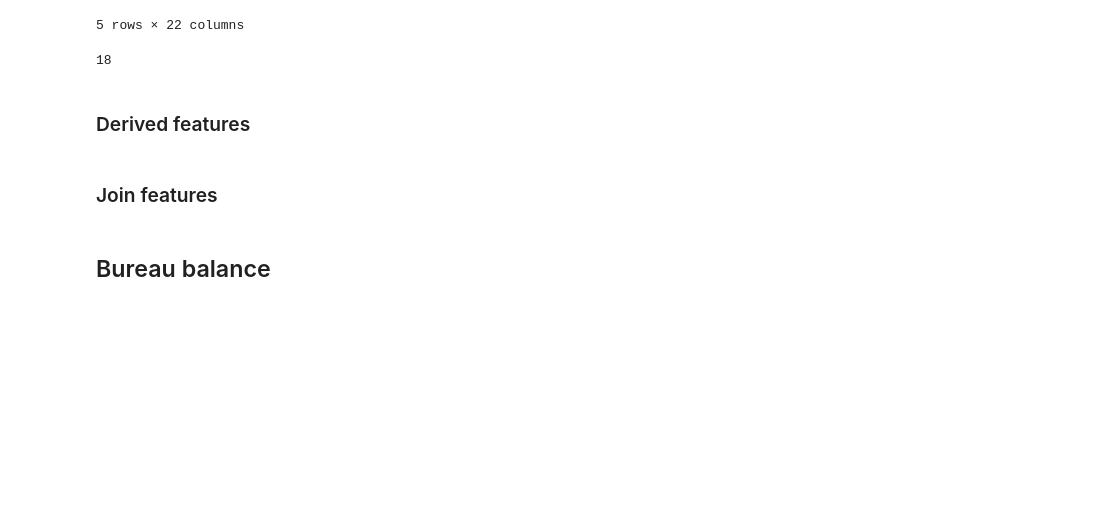
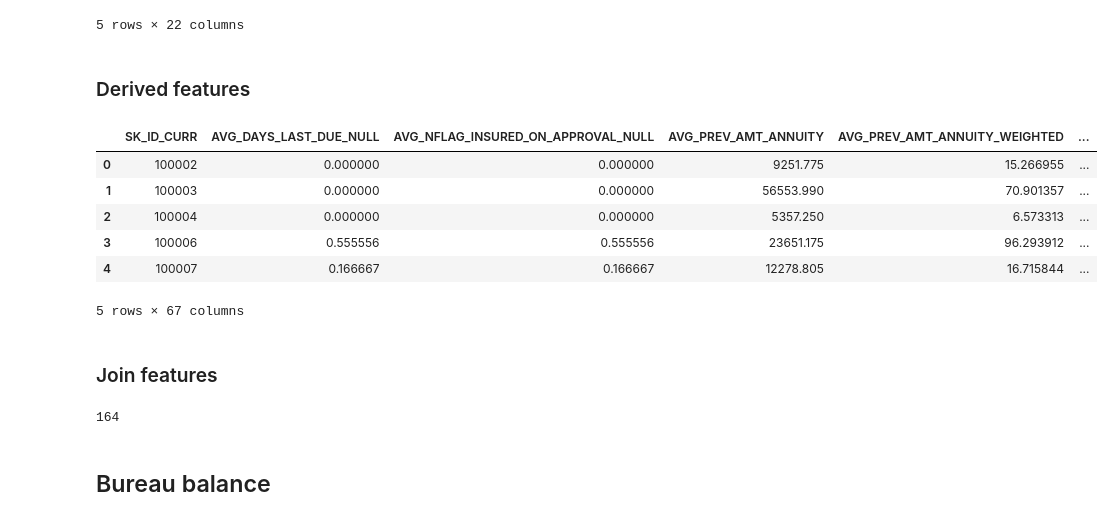
Before and after one commit to StephanKalika/home_credit_default, a Jupyter notebook: home_credit.ipynb, the cells around one changed output. Cells and saved outputs as stored; diff of their text form; code cells hidden in the pictures; blank space fills up the shorter version.

```diff
--- a/home_credit.ipynb
+++ b/home_credit.ipynb
@@ -175,11 +146,5 @@ prev_temp.head()
 | 3 | 47041.335 | 470790.0 | 450000.0 | 7 | 1 | ... |
 | 4 | 31924.395 | 404055.0 | 337500.0 | 9 | 1 | ... |
 5 rows × 22 columns
-# %%
-previous_application["SYNTHETIC_TARGET"] = clf.predict_proba(scale.fit_transform(impute.fit_transform(prev_temp[dummy_cols])))[:,1]
-del prev_temp
-gc.collect()
-# %% [output]
-18
 # %% [markdown]
 ### Derived features
@@ -192,6 +151,18 @@ previous_application["DAYS_TERMINATION_SENTINEL"] = (previous_application["DAYS_
 # %%
 def previous_agg_func(g):
-    d = {"COUNT_PREV_APP": len(g),
+    mask12 = g["DAYS_DECISION"] >= -360
+    mask24 = g["DAYS_DECISION"] >= -720
+
+    d = {
+        "AVG_SYNTH_TARGET_12M": np.nanmean(g["SYNTHETIC_TARGET"].where(mask12)),
+        "AVG_PREV_PROP_APPROVED_12M": np.nanmean((g["AMT_CREDIT"] / g["AMT_APPLICATION"]).where(mask12)),
+        "AVG_PREV_PROP_APPROVED_24M": np.nanmean((g["AMT_CREDIT"] / g["AMT_APPLICATION"]).where(mask24)),
+        "MAX_PREV_PROP_APPROVED_12M": np.nanmax((g["AMT_CREDIT"] / g["AMT_APPLICATION"]).where(mask12)),
+        "MAX_PREV_PROP_APPROVED_24M": np.nanmax((g["AMT_CREDIT"] / g["AMT_APPLICATION"]).where(mask24)),
+
+
+
+        "COUNT_PREV_APP": len(g),
         "MIN_PREV_DAYS_TERMINATION": np.nanmin(g["DAYS_TERMINATION"]),
         "MAX_PREV_DAYS_TERMINATION": np.nanmax(g["DAYS_TERMINATION"]),
         "AVG_PREV_DAYS_TERMINATION": np.nanmean(g["DAYS_TERMINATION"]),
@@ -208,10 +179,8 @@ def previous_agg_func(g):
         "MIN_PREV_AMT_CREDIT_DIV_ANNUITY_WEIGHTED": np.nanmin(g["AMT_CREDIT"] / g["AMT_ANNUITY"] / abs(g["DAYS_DECISION"])),
         "MAX_PREV_AMT_CREDIT_DIV_ANNUITY_WEIGHTED": np.nanmax(g["AMT_CREDIT"] / g["AMT_ANNUITY"] / abs(g["DAYS_DECISION"])),
         "AVG_PREV_AMT_CREDIT_DIV_ANNUITY_WEIGHTED": np.nanmean(g["AMT_CREDIT"] / g["AMT_ANNUITY"] / abs(g["DAYS_DECISION"])),
-        "MIN_PREV_AMT_ANNUITY": np.nanmin(g["AMT_ANNUITY"]),
         "MAX_PREV_AMT_ANNUITY": np.nanmin(g["AMT_ANNUITY"]),
         "AVG_PREV_AMT_ANNUITY": np.nanmean(g["AMT_ANNUITY"]),
-        "MIN_PREV_AMT_ANNUITY_WEIGHTED": np.nanmin(g["AMT_ANNUITY"] / abs(g["DAYS_DECISION"])),
         "MAX_PREV_AMT_ANNUITY_WEIGHTED": np.nanmin(g["AMT_ANNUITY"] / abs(g["DAYS_DECISION"])),
         "AVG_PREV_AMT_ANNUITY_WEIGHTED": np.nanmean(g["AMT_ANNUITY"] / abs(g["DAYS_DECISION"])),
         "MIN_DAYS_DECISION": np.nanmin(g["DAYS_DECISION"]),
@@ -243,8 +212,6 @@ def previous_agg_func(g):
         "SUM_APPR_CONTRACT": np.nansum(g["NAME_CONTRACT_STATUS"] == "Approved"),
         "SUM_PREV_HC_REJECT": np.nansum(g["CODE_REJECT_REASON"] == "HC"),
         "SUM_PREV_INSURE_REQ": np.nansum(g["NFLAG_INSURED_ON_APPROVAL"]),
-        "SUM_NFLAG_INSURED_ON_APPROVAL_NULL": np.nansum(g["NFLAG_INSURED_ON_APPROVAL"].isnull()),
-        "AVG_NFLAG_INSURED_ON_APPROVAL_NULL": np.nanmean(g["NFLAG_INSURED_ON_APPROVAL"].isnull()),
         "COUNT_PREV_WALK_IN": np.nansum(g["NAME_PRODUCT_TYPE"] == "walk-in"),
         "COUNT_PREV_HIGH_YIELD": np.nansum(g["NAME_YIELD_GROUP"] == "high"),
         "COUNT_PREV_LOW_YIELD": np.nansum(g["NAME_YIELD_GROUP"].apply(lambda x: x.startswith("low"))),
@@ -256,25 +223,33 @@ def previous_agg_func(g):
         "RANGE_SYNTH_TARGET": np.nanmax(g["SYNTHETIC_TARGET"]) - np.min(g["SYNTHETIC_TARGET"]),
         "SUM_DAYS_LAST_DUE_1ST_VERSION_EQ_DAYS_LAST_DUE": np.nansum(g["DAYS_LAST_DUE_1ST_VERSION"] == g["DAYS_LAST_DUE"]),
         "SUM_DAYS_FIRST_DRAWING_SENTINEL": np.nansum(g["DAYS_FIRST_DRAWING_SENTINEL"]),
-        "MAX_DAYS_FIRST_DRAWING_SENTINEL": np.nanmax(g["DAYS_FIRST_DRAWING_SENTINEL"]),
         "SUM_DAYS_FIRST_DRAWING_SENTINEL_WEIGHTED": np.nansum(g["DAYS_FIRST_DRAWING_SENTINEL"] / abs(g["DAYS_DECISION"])),
         "MAX_DAYS_FIRST_DRAWING_SENTINEL_WEIGHTED": np.nanmax(g["DAYS_FIRST_DRAWING_SENTINEL"] / abs(g["DAYS_DECISION"])),
         "SUM_DAYS_LAST_DUE_LT_FIRST_VERSION": np.nansum(g["DAYS_LAST_DUE"] < g["DAYS_LAST_DUE_1ST_VERSION"]),
-        "SUM_DAYS_FIRST_DRAWING_DAYS_FIRST_DUE_SENTINEL": np.nansum(g["DAYS_FIRST_DRAWING_SENTINEL"] * g["DAYS_FIRST_DUE_SENTINEL"]),
         "MAX_DAYS_FIRST_DRAWING_DAYS_DUE_SENTINEL": np.nanmax(g["DAYS_FIRST_DRAWING_SENTINEL"] * g["DAYS_FIRST_DUE_SENTINEL"]),
-        "SUM_DAYS_FIRST_SENTINEL_COMP_DAYS_LAST_SENTINEL": np.nansum((1 - g["DAYS_FIRST_DUE_SENTINEL"]) * g["DAYS_LAST_DUE_1ST_VERSION_SENTINEL"]),
         "MAX_DAYS_FIRST_SENTINEL_COMP_DAYS_LAST_SENTINEL": np.nansum((1 - g["DAYS_FIRST_DUE_SENTINEL"]) * g["DAYS_LAST_DUE_1ST_VERSION_SENTINEL"])}
 
     return pd.Series(d)
 # %%
 previous_agg = previous_application.groupby("SK_ID_CURR").apply(previous_agg_func).reset_index()
+previous_agg.to_csv(path + "previous_agg.csv", index=False, header=True)
 previous_agg.head()
+# %% [output]
+|  | SK_ID_CURR | AVG_DAYS_LAST_DUE_NULL | AVG_NFLAG_INSURED_ON_APPROVAL_NULL | AVG_PREV_AMT_ANNUITY | AVG_PREV_AMT_ANNUITY_WEIGHTED | ... |
+| 0 | 100002 | 0.000000 | 0.000000 | 9251.775 | 15.266955 | ... |
+| 1 | 100003 | 0.000000 | 0.000000 | 56553.990 | 70.901357 | ... |
+| 2 | 100004 | 0.000000 | 0.000000 | 5357.250 | 6.573313 | ... |
+| 3 | 100006 | 0.555556 | 0.555556 | 23651.175 | 96.293912 | ... |
+| 4 | 100007 | 0.166667 | 0.166667 | 12278.805 | 16.715844 | ... |
+5 rows × 67 columns
 # %% [markdown]
 ### Join features
 # %%
 df = pd.merge(application, previous_agg, how="left", on="SK_ID_CURR")
 del previous_application, previous_agg
 gc.collect()
+# %% [output]
+164
 # %% [markdown]
 ## Bureau balance
 # %%
```
Also changed, not shown: parts of 59 cells of this notebook, 2 other files.
